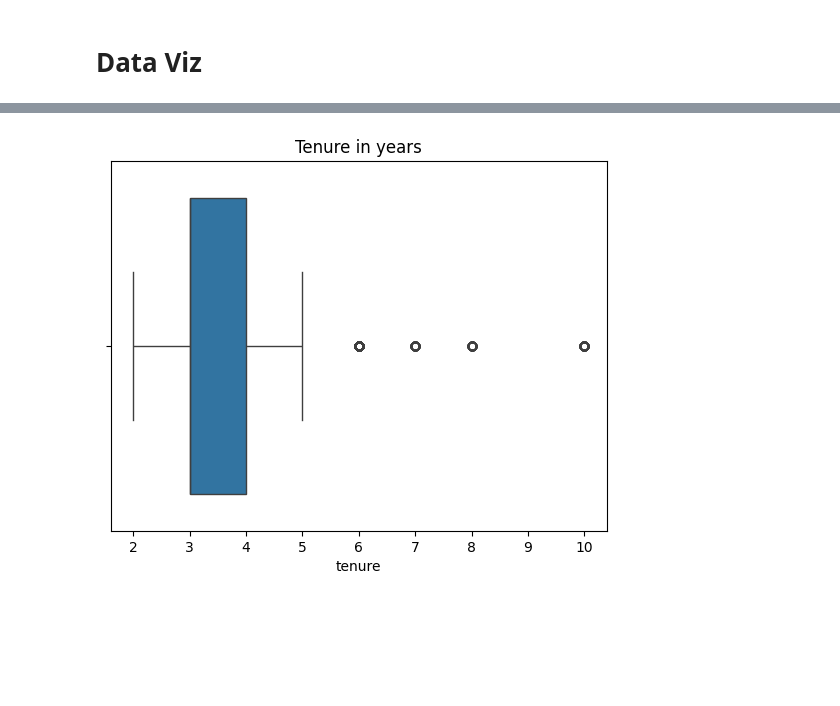
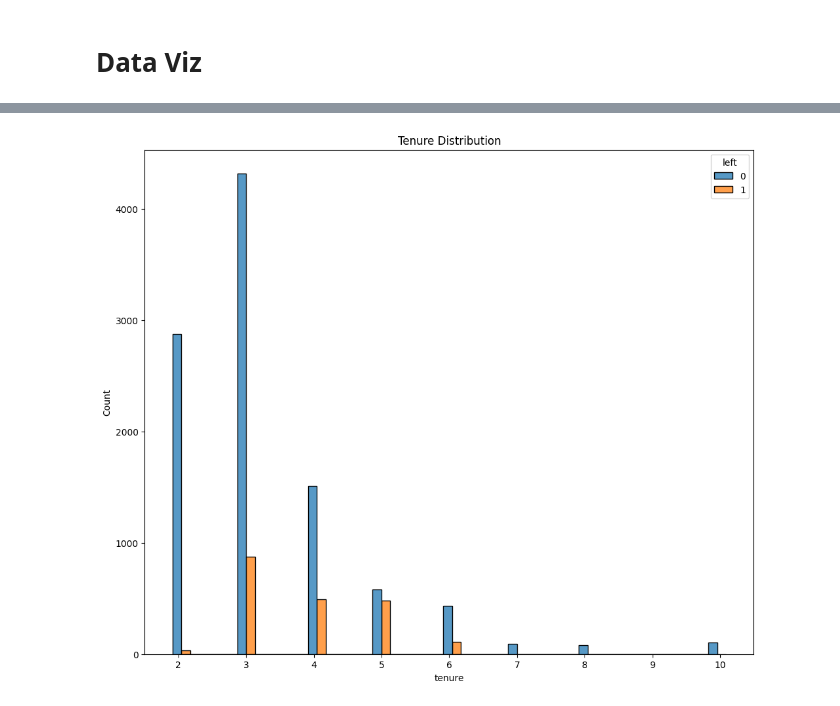
Before and after one commit to John-Kyalo/Employee-Churn-, a Jupyter notebook: Employee_Churn.ipynb, the cells around one changed output, grey strips where cells are left out. Drawn from its saved outputs; the diff is of its cells as text; code cells hidden in the pictures; blank space fills up the shorter version.

```diff
--- a/Employee_Churn.ipynb
+++ b/Employee_Churn.ipynb
@@ -162,7 +242,7 @@ df.shape, df1.shape
 # %%
-#Outliers
-sns.boxplot(x ='tenure', data = df1)
-plt.title('Tenure in years')
+plt.figure(figsize=(12,10))
+sns.histplot(x='tenure',data=df1,hue='left',multiple='dodge',shrink=3)
+plt.title('Tenure Distribution')
 plt.show()
 # %% [output]
-[figure, old version]
+[figure, new version]
```
Also changed, not shown: parts of 11 cells of this notebook.
